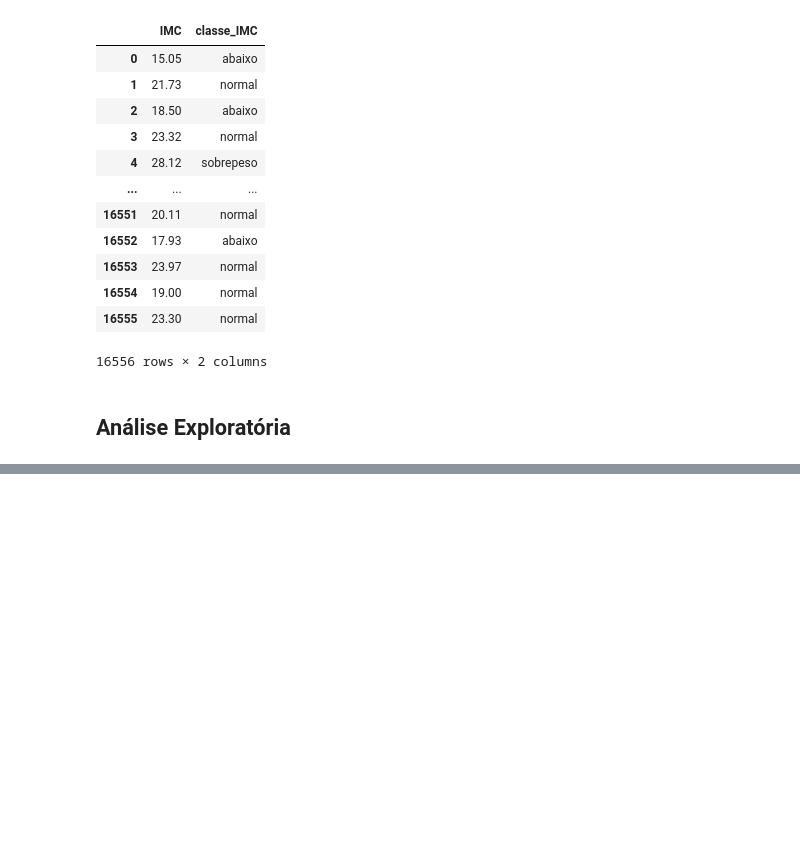
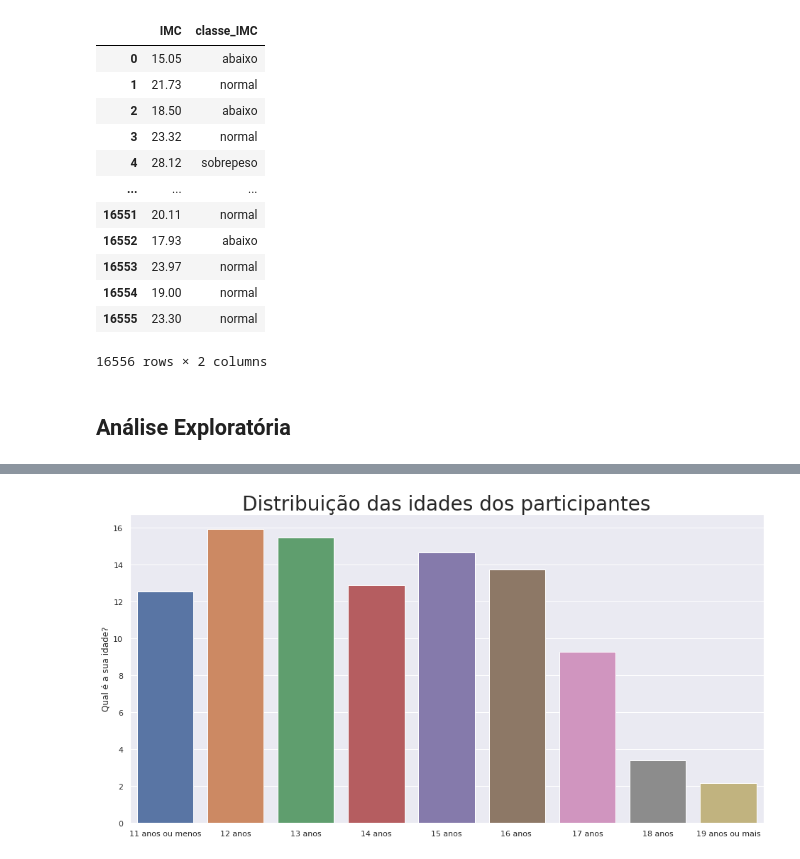
Before and after one commit to Brunomatarucco/Analise_PENSE, a Jupyter notebook: Bruno_matarucco_projeto_03_pense.ipynb, the cells around one changed output, grey strips where cells are left out. Saved outputs shown, nothing was run; the diff lists cells and outputs as text; code cells hidden in the pictures; blank space fills up the shorter version.

```diff
--- a/Bruno_matarucco_projeto_03_pense.ipynb
+++ b/Bruno_matarucco_projeto_03_pense.ipynb
@@ -289,0 +303,8 @@ dados[["IMC","classe_IMC"]]
+# %%
+# Distribuição de participantes por sexo
+def dist_valor(coluna:str):
+  dist = pd.DataFrame(dados[coluna].value_counts(normalize = True)*100)
+  dist.index = dist.index.astype("string")
+  dist.rename(index= dicionario_respostas[coluna], columns = dicionario_perguntas, inplace=True)
+  dist.rename(index = {'99' :"Não Informado"}, inplace = True)
+  return dist
@@ -289,0 +411,10 @@ dados[["IMC","classe_IMC"]]
+# %%
+# Distribuição simples da idade dos participantes
+
+df_temp = dist_valor("VB01003").round(2).sort_index()
+
+ax = sns.barplot(x=df_temp.index, y = df_temp[df_temp.columns[0]])
+ax.set_title("Distribuição das idades dos participantes", fontsize = 28)
+ax.figure.set_size_inches(16,8)
+# %% [output]
+[figure, added]
```
Also changed, not shown: parts of 13 cells of this notebook.
